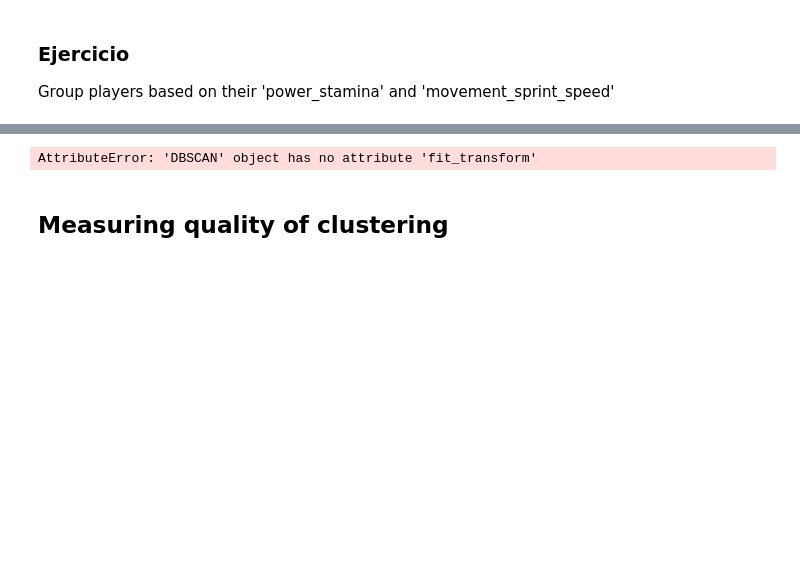
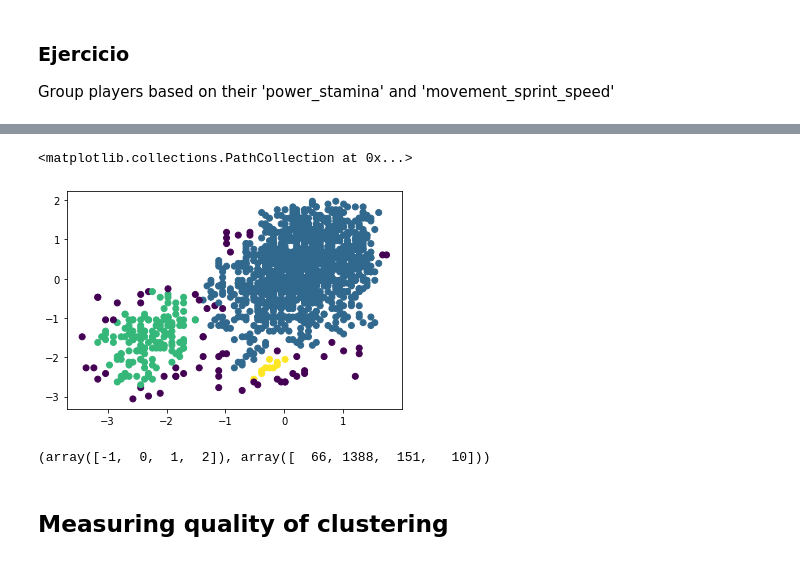
Before and after one commit to robertomanzanolopez/master-kschool, a Jupyter notebook: 09_Aprendizaje_no_supervisado_con_python/03-unsupervised_ml.empty.ipynb, the cells around one changed output, grey strips where cells are left out. Saved outputs shown, nothing was run; the diff lists cells and outputs as text; code cells hidden in the pictures; blank space fills up the shorter version.

```diff
--- a/09_Aprendizaje_no_supervisado_con_python/03-unsupervised_ml.empty.ipynb
+++ b/09_Aprendizaje_no_supervisado_con_python/03-unsupervised_ml.empty.ipynb
@@ -345,10 +343,15 @@ np.unique(dbscan.labels_, return_counts=True)#el return counts, es para que me d
 # %%
-dbscan = DBSCAN(eps=2)
-dbscan.fit_transform(players[['power_stamina','movement_sprint_speed']])
+dbscan = DBSCAN(eps=.2)
+data = scaler.fit_transform(players[['power_stamina','movement_sprint_speed']])
 dbscan.fit(data)
 plt.scatter(data[:,0], data[:,1], c=dbscan.labels_)
 # %% [output]
-AttributeError: 'DBSCAN' object has no attribute 'fit_transform'
+<matplotlib.collections.PathCollection at 0x...>
+[figure, added]
+# %%
+np.unique(dbscan.labels_, return_counts=True)
+# %% [output]
+(array([-1,  0,  1,  2]), array([  66, 1388,  151,   10]))
 # %% [markdown]
 ## Measuring quality of clustering
 # %% [markdown]
```
Also changed, not shown: parts of 14 cells of this notebook.
